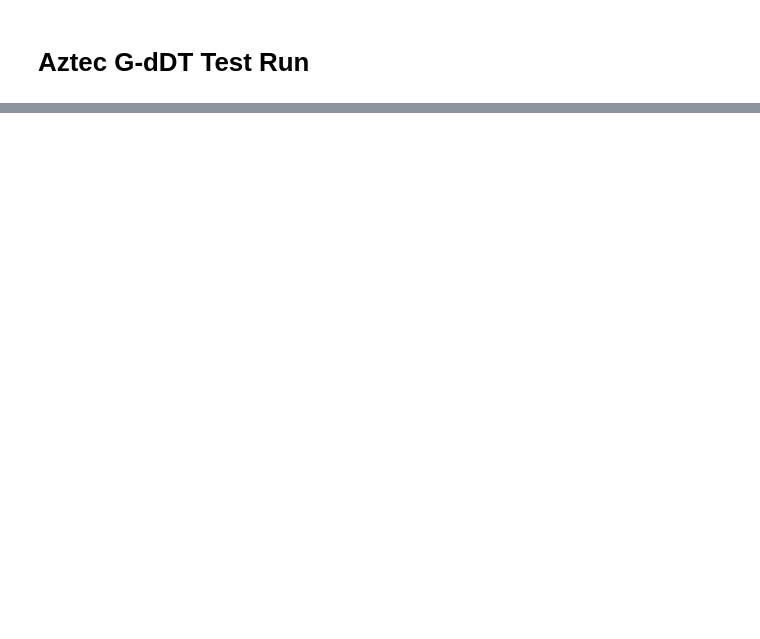
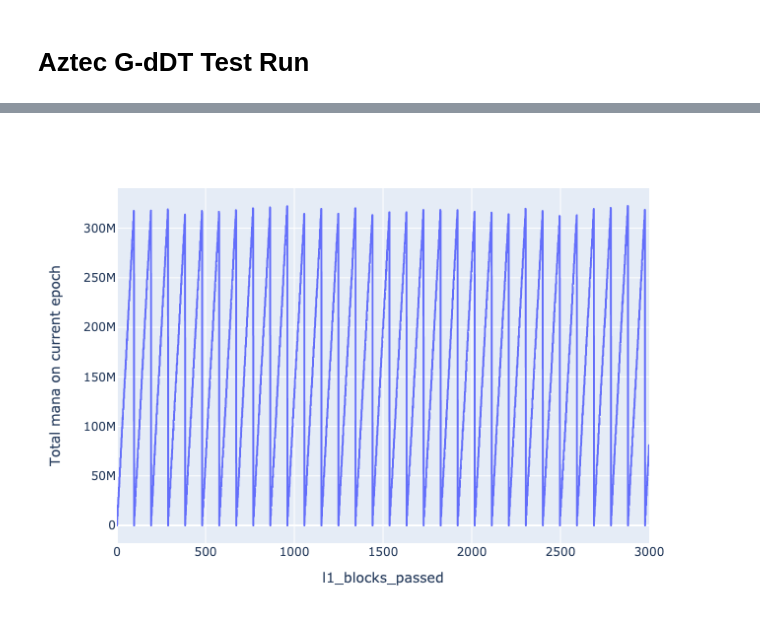
Before and after one commit to BlockScience/aztec-gddt-v2, a Jupyter notebook: notebooks/test_run.ipynb, the cells around one changed output, grey strips where cells are left out. Saved outputs shown, nothing was run; the diff lists cells and outputs as text; code cells hidden in the pictures; blank space fills up the shorter version.

```diff
--- a/notebooks/test_run.ipynb
+++ b/notebooks/test_run.ipynb
@@ -191,0 +105,7 @@ plt.show()
+# %%
+y = traj_df.current_epoch.map(lambda x: sum(s.tx_total_mana for s in x.slots))
+
+fig = px.line(traj_df, y=y, labels={"x": 'timestep', 'y': 'Total mana on current epoch'})
+fig.show()
+# %% [output]
+[figure, added]
```
Also changed, not shown: parts of 45 cells of this notebook, 1 other file.
